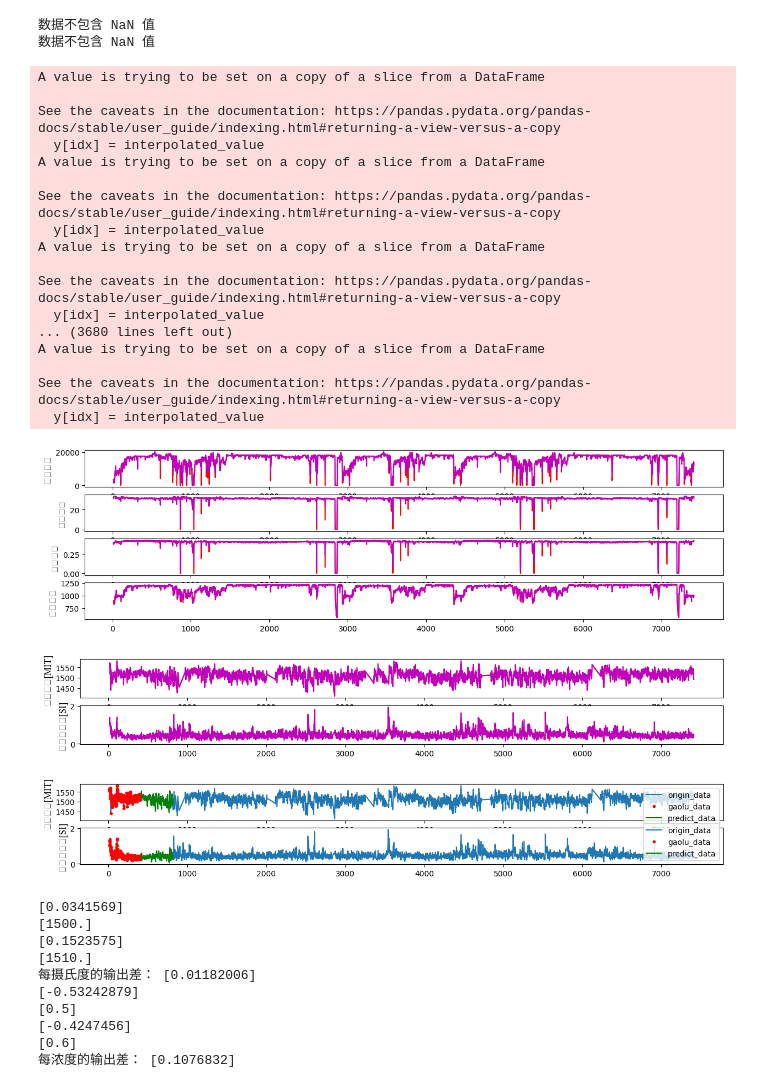
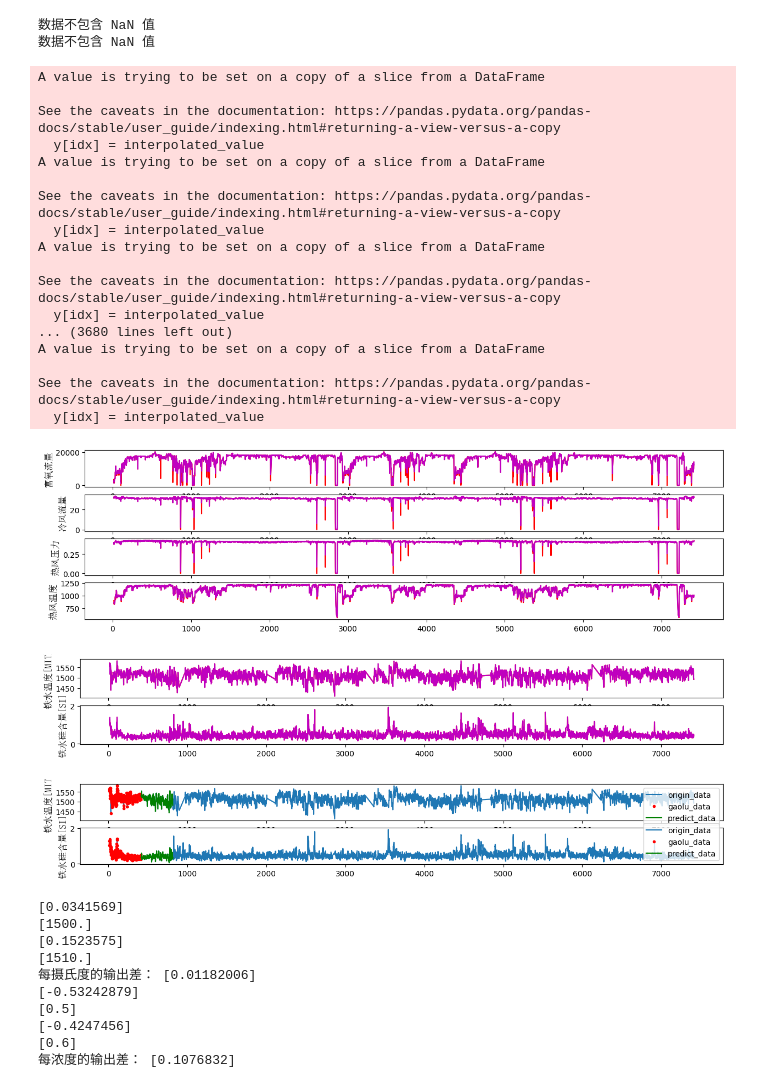
Before and after one commit to haokwok2002/gaolu, a Jupyter notebook: MPC/高炉/0数据处理/新输入输出模式/1h_mean/论文/神经网络_4_2_残差网络_3层隐含层_更新_不改进_更新.ipynb, the cells around one changed output. Saved outputs shown, nothing was run; the diff lists cells and outputs as text; code cells hidden in the pictures.

```diff
--- a/MPC/高炉/0数据处理/新输入输出模式/1h_mean/论文/神经网络_4_2_残差网络_3层隐含层_更新_不改进_更新.ipynb
+++ b/MPC/高炉/0数据处理/新输入输出模式/1h_mean/论文/神经网络_4_2_残差网络_3层隐含层_更新_不改进_更新.ipynb
@@ -103,8 +116,8 @@ def replace_outliers_with_weighted_diff(x, y):
 def plot_subplot(data_x,data_y_yuan,data_y,column):
     plt.plot(data_x,data_y_yuan,'r-')
     plt.plot(data_x,data_y,'m-')
-    # plt.xlabel(time_term, fontproperties=font)  # 使用中文标签
-    plt.ylabel(column, fontproperties=font)  # 使用中文标签
+    # plt.xlabel(time_term, fontproperties=font_ch)  # 使用中文标签
+    plt.ylabel(column, fontproperties=font_ch)  # 使用中文标签
     # 使用中文标签
 
 
@@ -121,35 +134,35 @@ replace_outliers_with_weighted_diff(df_sheet_params_process[time_term], df_sheet
 # replace_outliers_with_weighted_diff(df_sheet_yuansu_process[time_term], df_sheet_yuansu_process[output_term[0]])
 # replace_outliers_with_weighted_diff(df_sheet_yuansu_process[time_term], df_sheet_yuansu_process[output_term[1]])
 
 plt.figure(figsize=(15, 4))
 for idx, column in enumerate(input_term):
     plt.subplot(len(input_term), 1, idx+1)
     plot_subplot(df_sheet_params_process[time_term].values,df_sheet_params[column].values,df_sheet_params_process[column].values,column)
 
 plt.figure(figsize=(15, 2))
 for idx, column in enumerate(output_term):
     plt.subplot(len(output_term), 1, idx+1)
     plot_subplot(df_sheet_yuansu_process[time_term].values,df_sheet_yuansu[column].values,df_sheet_yuansu_process[column].values,column)
 # %% [output]
 A value is trying to be set on a copy of a slice from a DataFrame
 
 See the caveats in the documentation: https://pandas.pydata.org/pandas-docs/stable/user_guide/indexing.html#returning-a-view-versus-a-copy
   y[idx] = interpolated_value
 A value is trying to be set on a copy of a slice from a DataFrame
 
 See the caveats in the documentation: https://pandas.pydata.org/pandas-docs/stable/user_guide/indexing.html#returning-a-view-versus-a-copy
   y[idx] = interpolated_value
 A value is trying to be set on a copy of a slice from a DataFrame
 
 See the caveats in the documentation: https://pandas.pydata.org/pandas-docs/stable/user_guide/indexing.html#returning-a-view-versus-a-copy
   y[idx] = interpolated_value
 ... (3680 lines left out)
 A value is trying to be set on a copy of a slice from a DataFrame
 
 See the caveats in the documentation: https://pandas.pydata.org/pandas-docs/stable/user_guide/indexing.html#returning-a-view-versus-a-copy
   y[idx] = interpolated_value
-[figure, old version]
+[figure, new version]
-[figure, old version]
+[figure, new version]
 # %%
 # 画出选取的数据
 def plot_subplot(data_x,data_y,column,index_predict,index_gaolu):
@@ -157,8 +170,8 @@ def plot_subplot(data_x,data_y,column,index_predict,index_gaolu):
     plt.plot(data_x[index_gaolu],data_y[index_gaolu],'r.', label='gaolu_data')
     plt.plot(data_x[index_predict],data_y[index_predict],'g-', label='predict_data')
     plt.legend()
-    # plt.xlabel(time_term, fontproperties=font)  # 使用中文标签
-    plt.ylabel(column, fontproperties=font)  # 使用中文标签
+    # plt.xlabel(time_term, fontproperties=font_ch)  # 使用中文标签
+    plt.ylabel(column, fontproperties=font_ch)  # 使用中文标签
 
 
 
@@ -178,7 +191,7 @@ for idx, column in enumerate(output_term):
     plt.subplot(len(input_term+output_term), 1, idx+1)
     plot_subplot(df_sheet_yuansu_process[time_term].values,df_sheet_yuansu_process[column].values,column,index_predict,index_gaolu)
 # %% [output]
-[figure, old version]
+[figure, new version]
 # %%
 # 数据归一化、逆归一化
 from sklearn.preprocessing import MinMaxScaler
```
Also changed, not shown: parts of 10 cells of this notebook, 3 other files.
